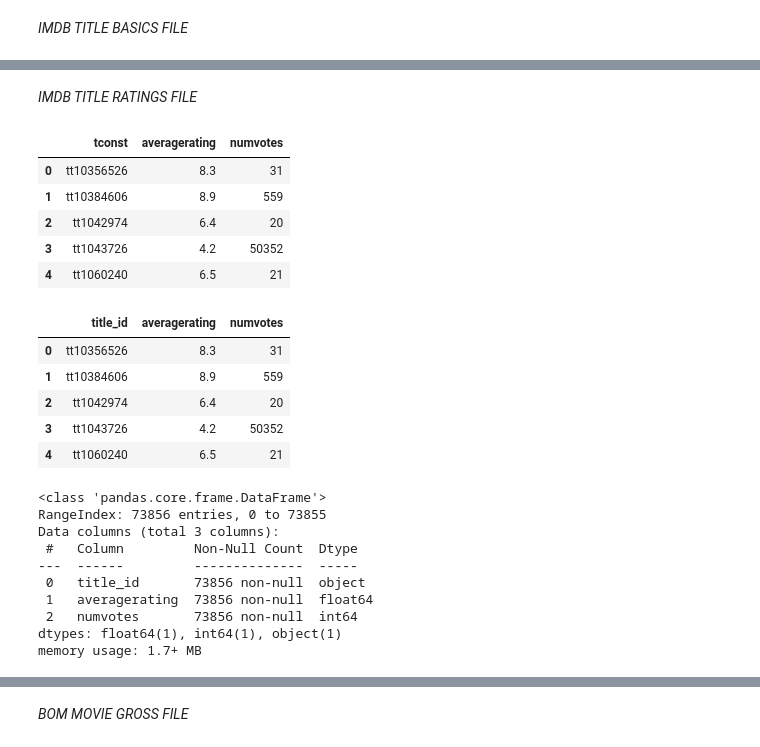
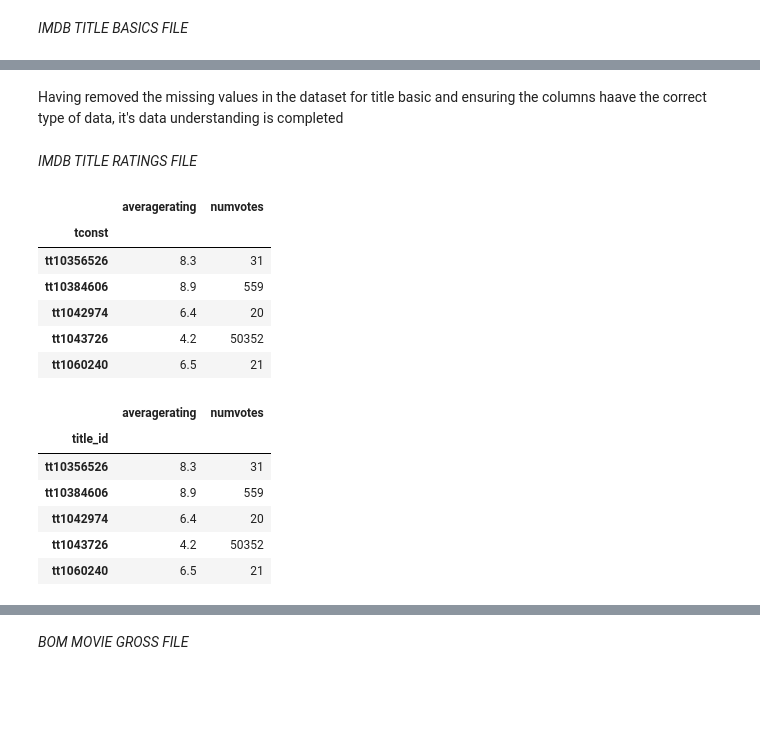
Before and after one commit to Victor-Karanja/victor-dsfpt01-eda-project, a Jupyter notebook: student.ipynb, the cells around one changed output, grey strips where cells are left out. Drawn from its saved outputs; the diff is of its cells as text; code cells hidden in the pictures; blank space fills up the shorter version.

```diff
--- a/student.ipynb
+++ b/student.ipynb
@@ -27,10 +28,11 @@ import matplotlib.pyplot as plt
 %matplotlib inline
 # %%
 #Assigning the csv files of the files to use in the analysis
-title_basic = pd.read_csv('./zippedData/imdb.title.akas.csv.gz')
-title_ratings = pd.read_csv('./zippedData/imdb.title.ratings.csv.gz')
-moviegros = pd.read_csv('./zippedData/bom.movie_gross.csv.gz')
-moviebudget = pd.read_csv('./zippedData/tn.movie_budgets.csv.gz')
+title_basic = pd.read_csv('./zippedData/imdb.title.akas.csv.gz', index_col=0)
+title_ratings = pd.read_csv('./zippedData/imdb.title.ratings.csv.gz', index_col=0)
+moviegros = pd.read_csv('./zippedData/bom.movie_gross.csv.gz', index_col=0)
+moviebudget = pd.read_csv('./zippedData/tn.movie_budgets.csv.gz', index_col=0)
+movies = pd.read_csv('./zippedData/tmdb.movies.csv.gz', index_col=0)
 # %% [markdown]
 *IMDB TITLE BASICS FILE*
 # %%
@@ -114,36 +138,28 @@ title_basic.describe()
+# %% [markdown]
+Having removed the missing values in the dataset for title basic and ensuring the columns haave the correct
+type of data, it's data understanding is completed
 # %% [markdown]
 *IMDB TITLE RATINGS FILE*
 # %%
-#previewing the dataset
+# Preview the nature of the data
 title_ratings.head()
 # %% [output]
-|  | tconst | averagerating | numvotes |
-| 0 | tt10356526 | 8.3 | 31 |
-| 1 | tt10384606 | 8.9 | 559 |
-| 2 | tt1042974 | 6.4 | 20 |
-| 3 | tt1043726 | 4.2 | 50352 |
-| 4 | tt1060240 | 6.5 | 21 |
+|  | averagerating | numvotes |
+| tconst |  |  |
+| tt10356526 | 8.3 | 31 |
+| tt10384606 | 8.9 | 559 |
+| tt1042974 | 6.4 | 20 |
+| tt1043726 | 4.2 | 50352 |
+| tt1060240 | 6.5 | 21 |
 # %%
-#replace the tconst with title_id in title_ratings
-title_ratings.rename(columns = {'tconst':'title_id'}, inplace=True)
+#renaming the index tconst to title_id
+title_ratings.index.rename('title_id', inplace=True)
 title_ratings.head()
 # %% [output]
-|  | title_id | averagerating | numvotes |
-| 0 | tt10356526 | 8.3 | 31 |
-| 1 | tt10384606 | 8.9 | 559 |
-| 2 | tt1042974 | 6.4 | 20 |
-| 3 | tt1043726 | 4.2 | 50352 |
-| 4 | tt1060240 | 6.5 | 21 |
+|  | averagerating | numvotes |
+| title_id |  |  |
+| tt10356526 | 8.3 | 31 |
+| tt10384606 | 8.9 | 559 |
+| tt1042974 | 6.4 | 20 |
+| tt1043726 | 4.2 | 50352 |
+| tt1060240 | 6.5 | 21 |
-# %%
-title_ratings.info()
-# %% [output]
-<class 'pandas.core.frame.DataFrame'>
-RangeIndex: 73856 entries, 0 to 73855
-Data columns (total 3 columns):
- #   Column         Non-Null Count  Dtype
----  ------         --------------  -----
- 0   title_id       73856 non-null  object
- 1   averagerating  73856 non-null  float64
- 2   numvotes       73856 non-null  int64
-dtypes: float64(1), int64(1), object(1)
-memory usage: 1.7+ MB
```
Also changed, not shown: parts of 184 cells of this notebook, 2 other files.
